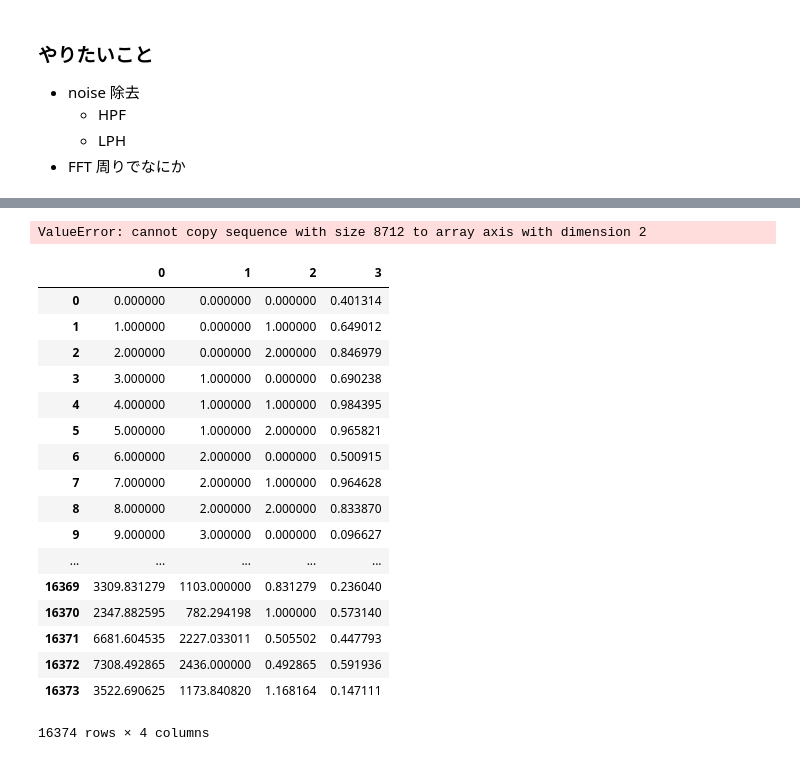
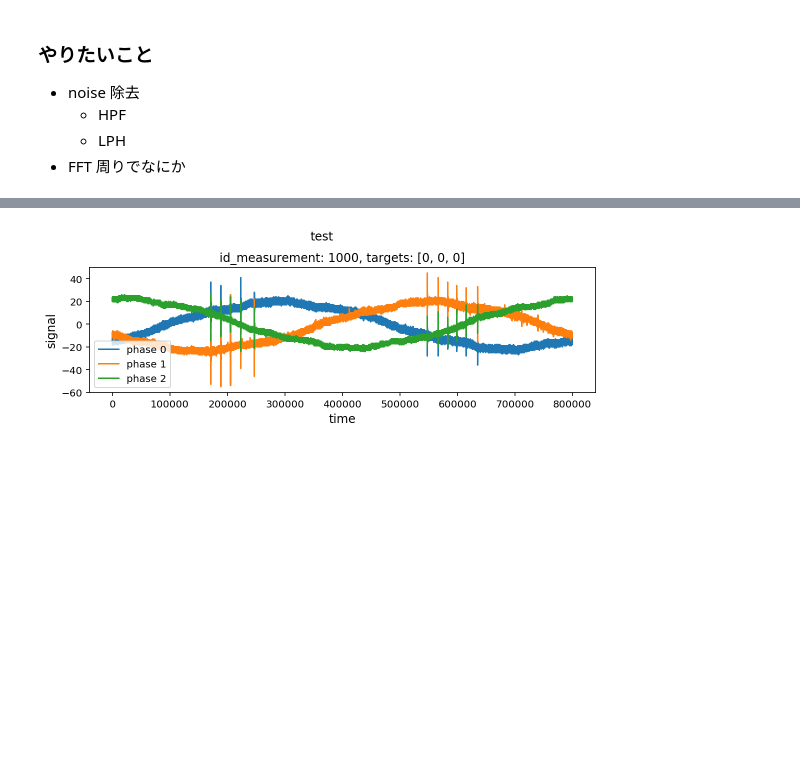
Before and after one commit to guchio3/kaggle-vsb, a Jupyter notebook: notebooks/e002_EDA.ipynb, the cells around one changed output, grey strips where cells are left out. Drawn from its saved outputs; the diff is of its cells as text; code cells hidden in the pictures; blank space fills up the shorter version.

```diff
--- a/notebooks/e002_EDA.ipynb
+++ b/notebooks/e002_EDA.ipynb
@@ -126,3 +98,0 @@ trn_meta_df.head()
-# %%
-trn_meta_df['temp'] = [np.random.rand() for _ in range(len(trn_meta_df.index))]
-trn_meta_df
@@ -148,26 +98,0 @@ trn_meta_df
-# %%
-res = SMOTE().fit_resample(trn_meta_df.drop('target', axis=1), [trn_meta_df[['target', 'id_measurement']]])
-res[0].shape, res[1].shape
-# %% [output]
-ValueError: cannot copy sequence with size 8712 to array axis with dimension 2
-# %%
-pd.DataFrame(res[0])#.describe()
-# %% [output]
-|  | 0 | 1 | 2 | 3 |
-| 0 | 0.000000 | 0.000000 | 0.000000 | 0.401314 |
-| 1 | 1.000000 | 0.000000 | 1.000000 | 0.649012 |
-| 2 | 2.000000 | 0.000000 | 2.000000 | 0.846979 |
-| 3 | 3.000000 | 1.000000 | 0.000000 | 0.690238 |
-| 4 | 4.000000 | 1.000000 | 1.000000 | 0.984395 |
-| 5 | 5.000000 | 1.000000 | 2.000000 | 0.965821 |
-| 6 | 6.000000 | 2.000000 | 0.000000 | 0.500915 |
-| 7 | 7.000000 | 2.000000 | 1.000000 | 0.964628 |
-| 8 | 8.000000 | 2.000000 | 2.000000 | 0.833870 |
-| 9 | 9.000000 | 3.000000 | 0.000000 | 0.096627 |
-| ... | ... | ... | ... | ... |
-| 16369 | 3309.831279 | 1103.000000 | 0.831279 | 0.236040 |
-| 16370 | 2347.882595 | 782.294198 | 1.000000 | 0.573140 |
-| 16371 | 6681.604535 | 2227.033011 | 0.505502 | 0.447793 |
-| 16372 | 7308.492865 | 2436.000000 | 0.492865 | 0.591936 |
-| 16373 | 3522.690625 | 1173.840820 | 1.168164 | 0.147111 |
-16374 rows × 4 columns
@@ -173,0 +149,4 @@ pd.DataFrame(res[0])#.describe()
+# %%
+plt_3phase_currents(trn_df, trn_meta_df, 1000, title='test')
+# %% [output]
+[figure, added]
```
Also changed, not shown: parts of 12 cells of this notebook, 3 other files.
